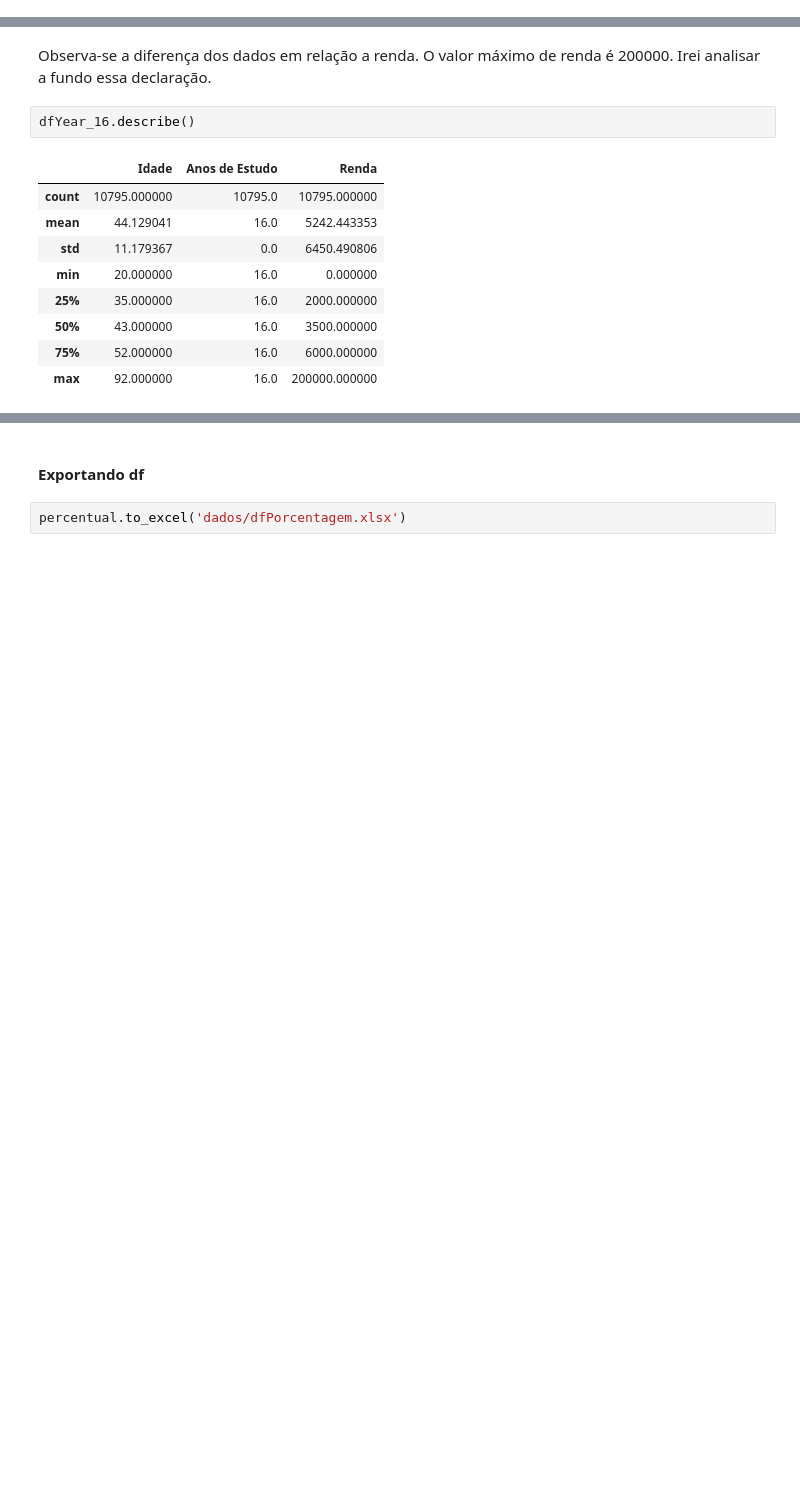
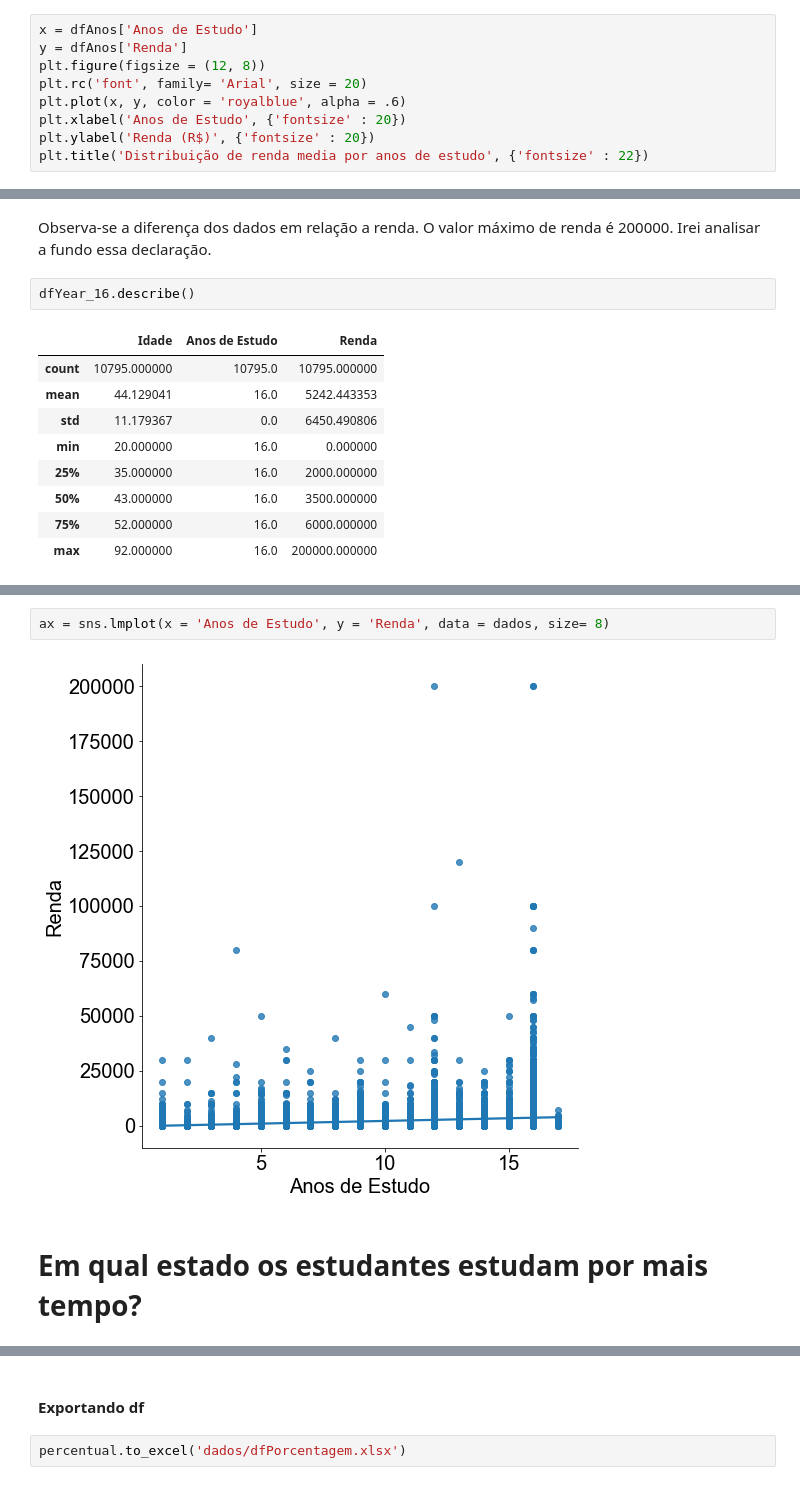
Before and after one commit to Marcus-Bernard0/Data-Science-projects, a Jupyter notebook: 1 - Projeto PNAD/Projeto.ipynb, the cells around one changed output, grey strips where cells are left out. Cells and saved outputs as stored; diff of their text form; blank space fills up the shorter version.

```diff
--- a/1 - Projeto PNAD/Projeto.ipynb
+++ b/1 - Projeto PNAD/Projeto.ipynb
@@ -601,0 +650,9 @@ sns.boxplot(x = 'Anos de Estudo', y = 'Renda', data = dfYear)
+# %%
+x = dfAnos['Anos de Estudo']
+y = dfAnos['Renda']
+plt.figure(figsize = (12, 8))
+plt.rc('font', family= 'Arial', size = 20)
+plt.plot(x, y, color = 'royalblue', alpha = .6)
+plt.xlabel('Anos de Estudo', {'fontsize' : 20})
+plt.ylabel('Renda (R$)', {'fontsize' : 20})
+plt.title('Distribuição de renda media por anos de estudo', {'fontsize' : 22})
@@ -638,3 +700,9 @@ pp
 | 28110 | Bahia | Masculino | 51 | Branca | 12 | 200000 |
 | 43693 | Rio de Janeiro | Masculino | 79 | Branca | 16 | 200000 |
 | 56141 | Paraná | Masculino | 42 | Branca | 16 | 200000 |
+# %%
+ax = sns.lmplot(x = 'Anos de Estudo', y = 'Renda', data = dados, size= 8)
+# %% [output]
+[figure, added]
+# %% [markdown]
+# Em qual estado os estudantes estudam por mais tempo?
```
Also changed, not shown: parts of 28 cells of this notebook, 2 other files.
